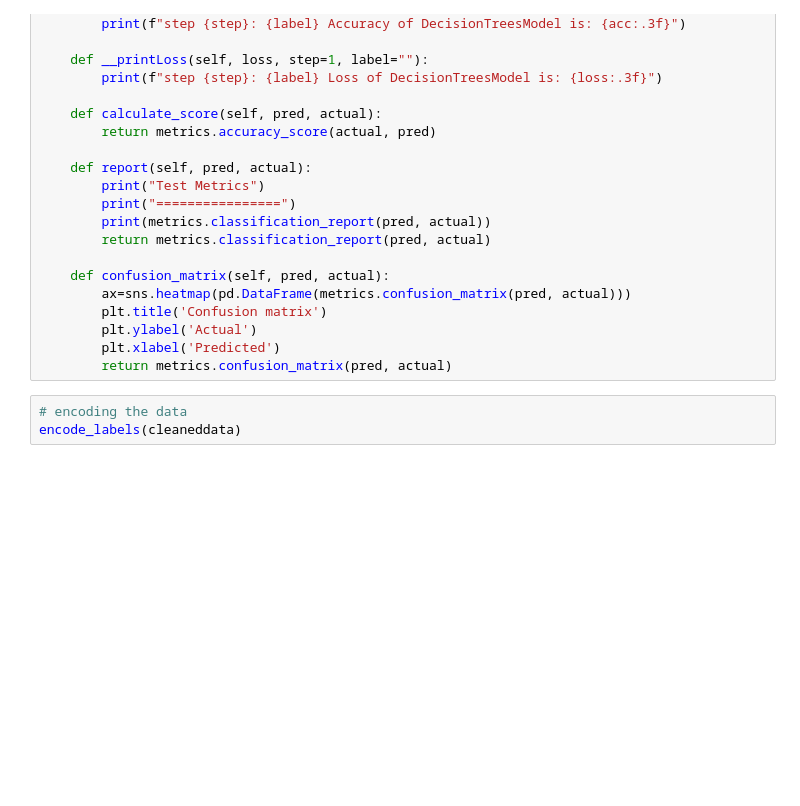
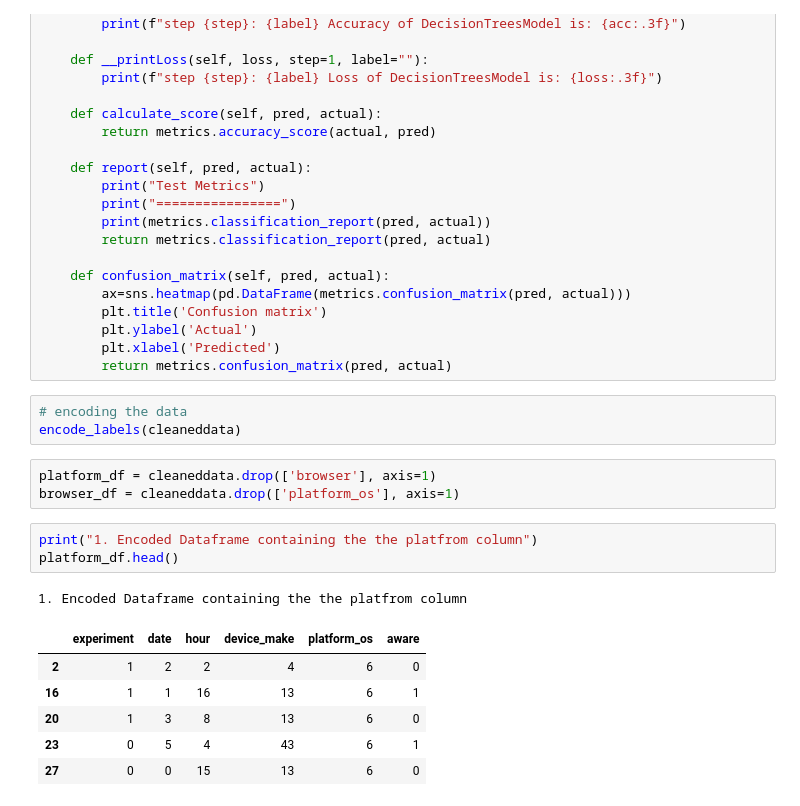
Before and after one commit to nebasam/abtest_mlops, a Jupyter notebook: notebooks/abtest_mlops.ipynb, the cells around one changed output. Drawn from its saved outputs; the diff is of its cells as text; blank space fills up the shorter version.

```diff
--- a/notebooks/abtest_mlops.ipynb
+++ b/notebooks/abtest_mlops.ipynb
@@ -465,3 +465,17 @@ class DecisionTreesModel:
 # %%
 # encoding the data
 encode_labels(cleaneddata)
+# %%
+platform_df = cleaneddata.drop(['browser'], axis=1)
+browser_df = cleaneddata.drop(['platform_os'], axis=1)
+# %%
+print("1. Encoded Dataframe containing the the platfrom column")
+platform_df.head()
+# %% [output]
+1. Encoded Dataframe containing the the platfrom column
+|  | experiment | date | hour | device_make | platform_os | aware |
+| 2 | 1 | 2 | 2 | 4 | 6 | 0 |
+| 16 | 1 | 1 | 16 | 13 | 6 | 1 |
+| 20 | 1 | 3 | 8 | 13 | 6 | 0 |
+| 23 | 0 | 5 | 4 | 43 | 6 | 1 |
+| 27 | 0 | 0 | 15 | 13 | 6 | 0 |
```
Also changed, not shown: parts of 4 cells of this notebook.
